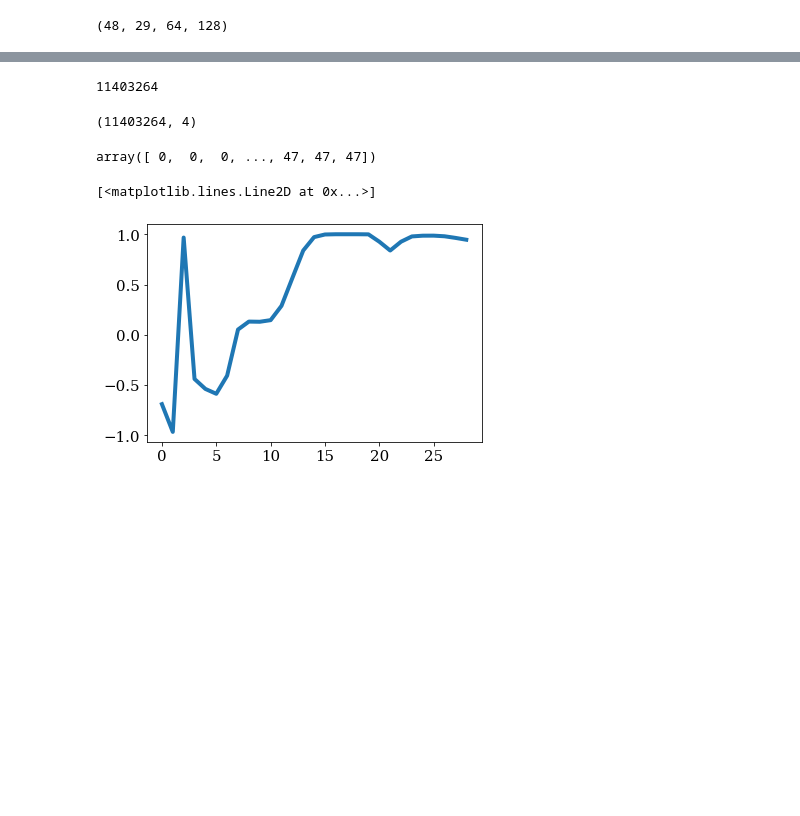
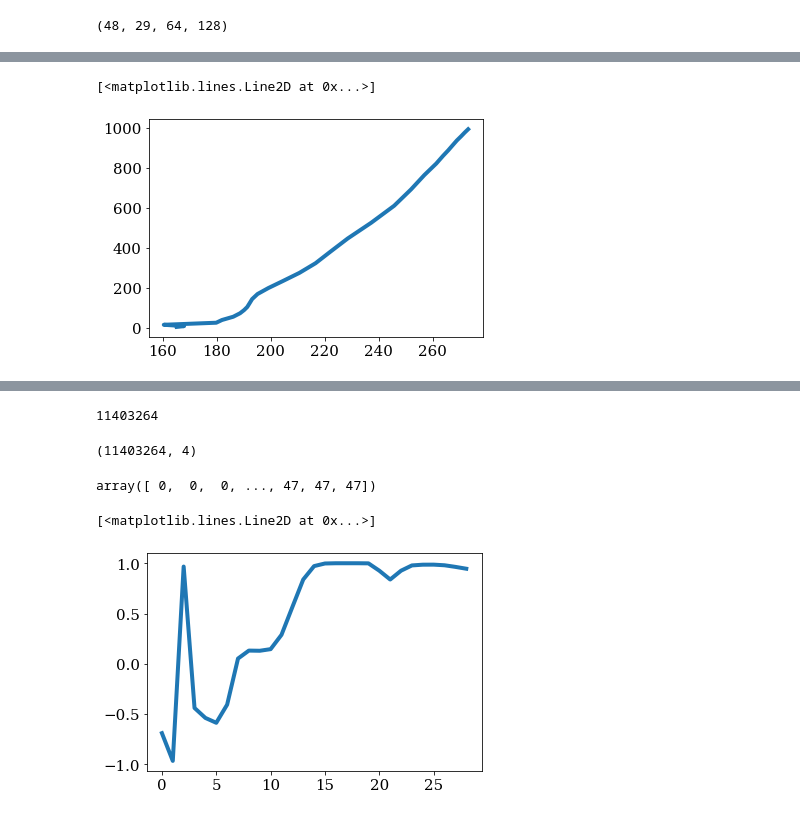
Before and after one commit to wallingTACC/CBRAIN-CAM, a Jupyter notebook: notebooks/tbeucler_devlog/044_Climate_invariant_analysis_output_scaling.ipynb, the cells around one changed output, grey strips where cells are left out. Saved outputs shown, nothing was run; the diff lists cells and outputs as text; code cells hidden in the pictures; blank space fills up the shorter version.

```diff
--- a/notebooks/tbeucler_devlog/044_Climate_invariant_analysis_output_scaling.ipynb
+++ b/notebooks/tbeucler_devlog/044_Climate_invariant_analysis_output_scaling.ipynb
@@ -286,0 +330,5 @@ D.shape
+# %%
+plt.plot(T[1,:,-2,5],dataref.lev)
+# %% [output]
+[<matplotlib.lines.Line2D at 0x...>]
+[figure, added]
```
Also changed, not shown: parts of 71 cells of this notebook.
